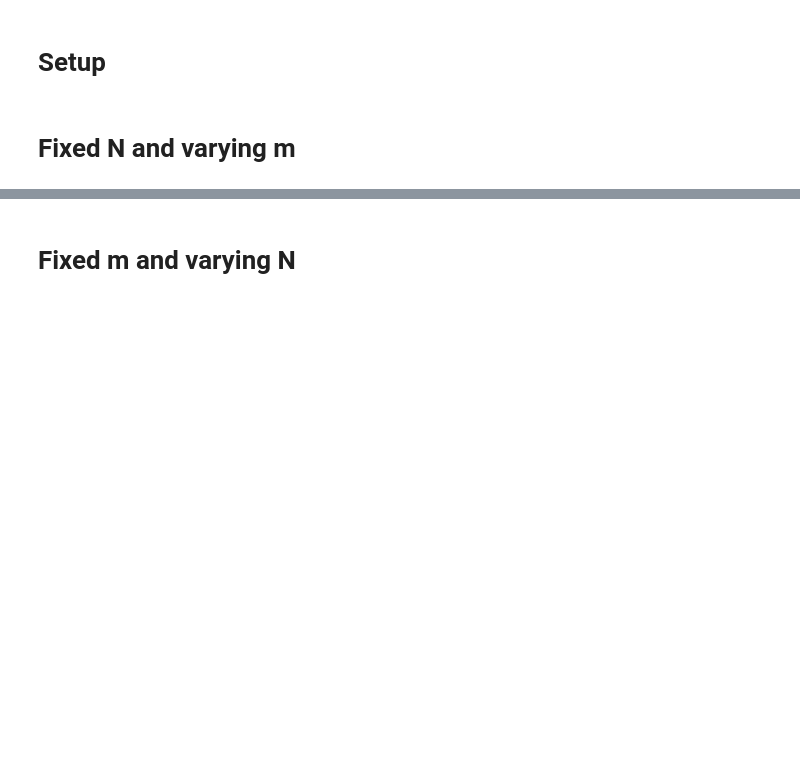
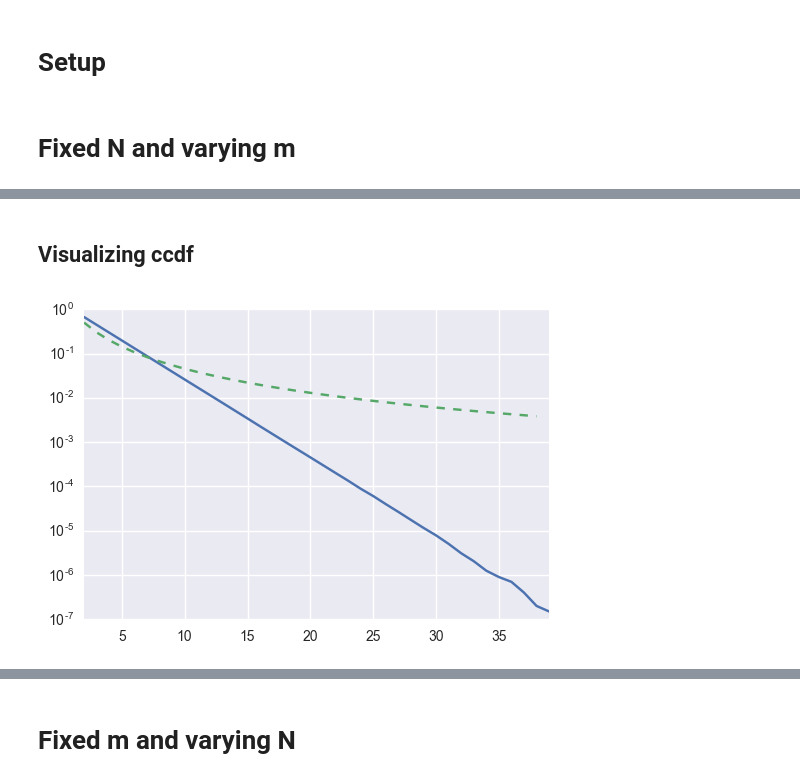
Before and after one commit to lingxz/networks, a Jupyter notebook: random-attachment.ipynb, the cells around one changed output, grey strips where cells are left out. Saved outputs shown, nothing was run; the diff lists cells and outputs as text; code cells hidden in the pictures; blank space fills up the shorter version.

```diff
--- a/random-attachment.ipynb
+++ b/random-attachment.ipynb
@@ -55,0 +76,6 @@ fixed_n_degrees = utils.value_counts_and_plot(fixed_n_df)
+# %% [markdown]
+## Visualizing ccdf
+# %%
+utils.visualize_ccdf(fixed_n_degrees, 2)
+# %% [output]
+[figure, added]
```
Also changed, not shown: parts of 32 cells of this notebook, 1 other file.
